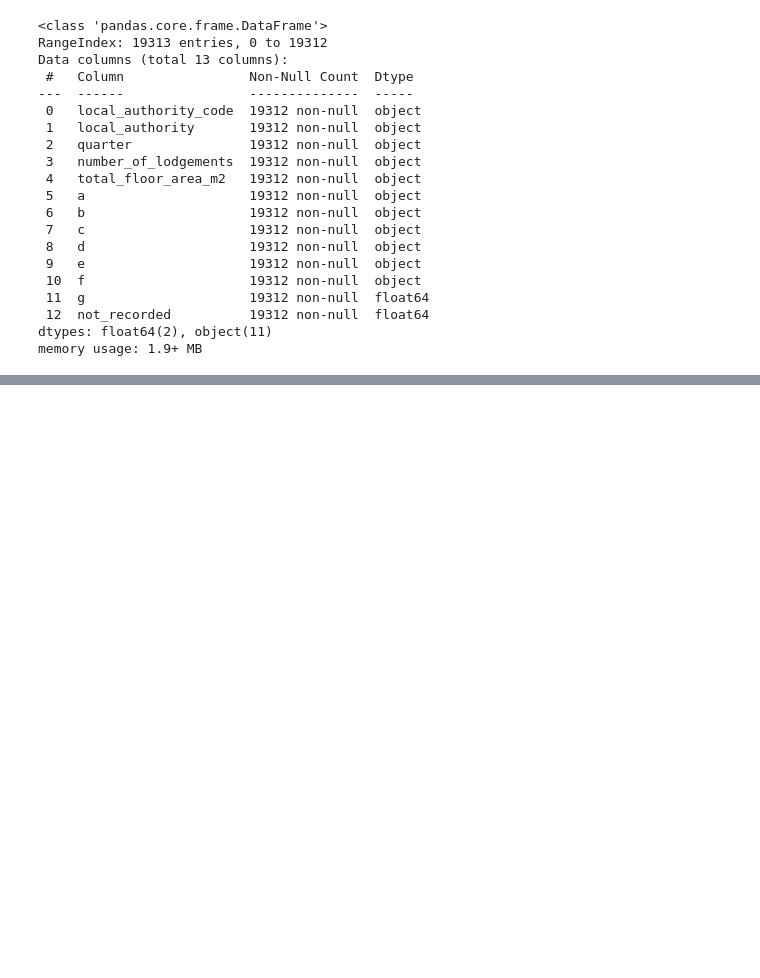
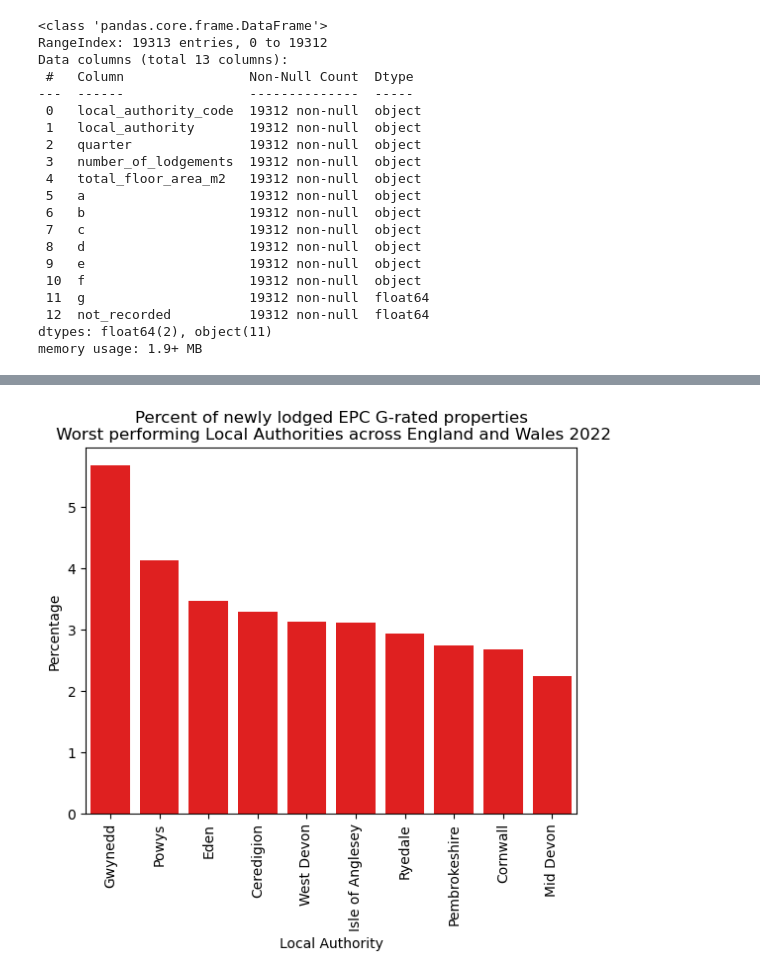
Before and after one commit to cassbc/PythonPortfolio, a Jupyter notebook: EPC ratings/Energy Ratings.ipynb, the cells around one changed output, grey strips where cells are left out. Saved outputs shown, nothing was run; the diff lists cells and outputs as text; code cells hidden in the pictures; blank space fills up the shorter version.

```diff
--- a/EPC ratings/Energy Ratings.ipynb
+++ b/EPC ratings/Energy Ratings.ipynb
@@ -169,0 +205,5 @@ plt.show()
+# %%
+#Bottom 10 performing regions - i.e. those with the most G rated properties in 2022
+most_g = df_years[df_years['year'] == 2022].nlargest(10, ['percentage_g']).sort_values(by='percentage_g',
+                                                                                      ascending=False)
+most_g
@@ -169,0 +222,9 @@ plt.show()
+# %%
+ax2 = sns.barplot(data=most_g, x='local_authority', y='percentage_g', color='red')
+plt.xlabel('Local Authority')
+plt.ylabel('Percentage')
+plt.xticks(rotation=90)
+plt.title('Percent of newly lodged EPC G-rated properties\n Worst performing Local Authorities across England and Wales 2022')
+plt.show()
+# %% [output]
+[figure, added]
```
Also changed, not shown: parts of 27 cells of this notebook.
